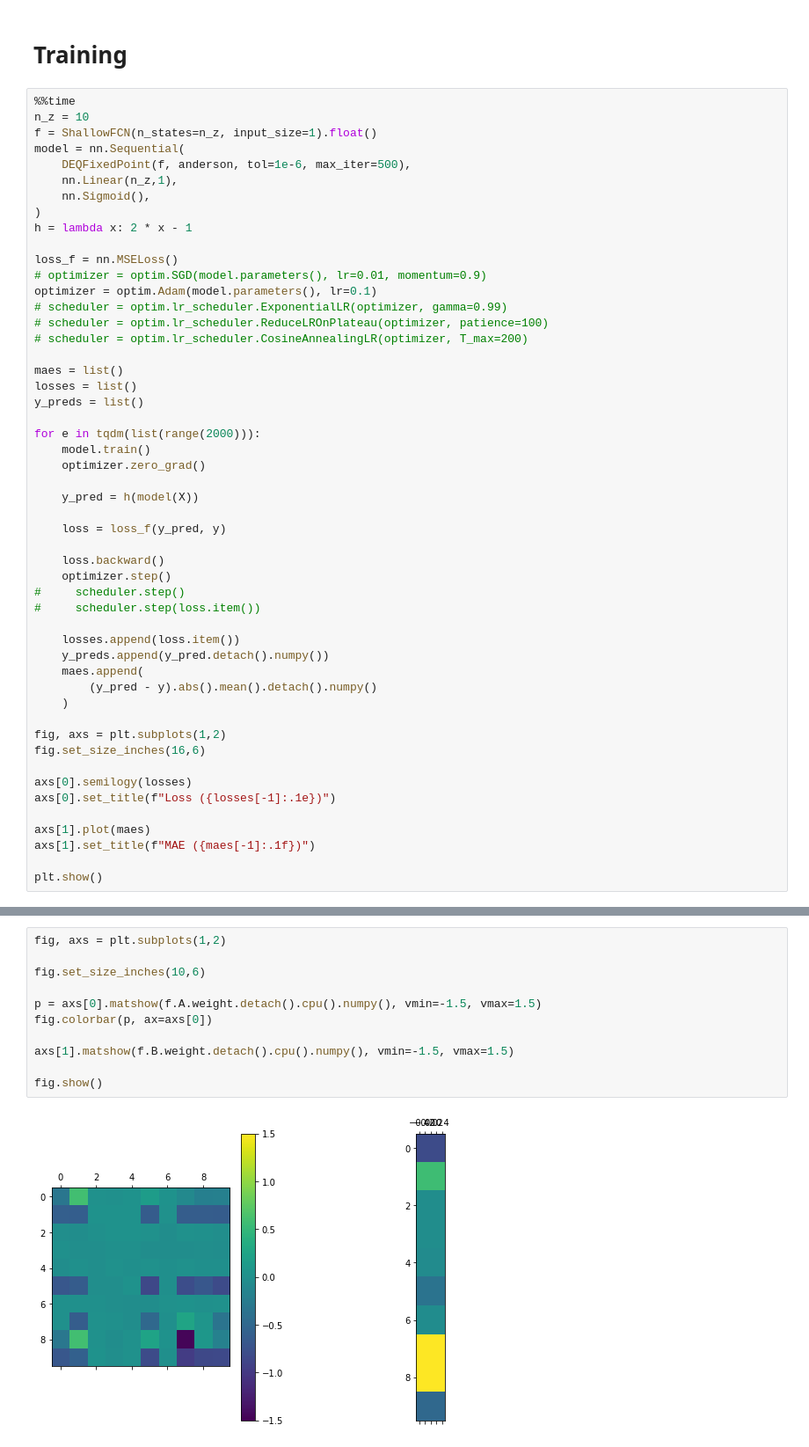
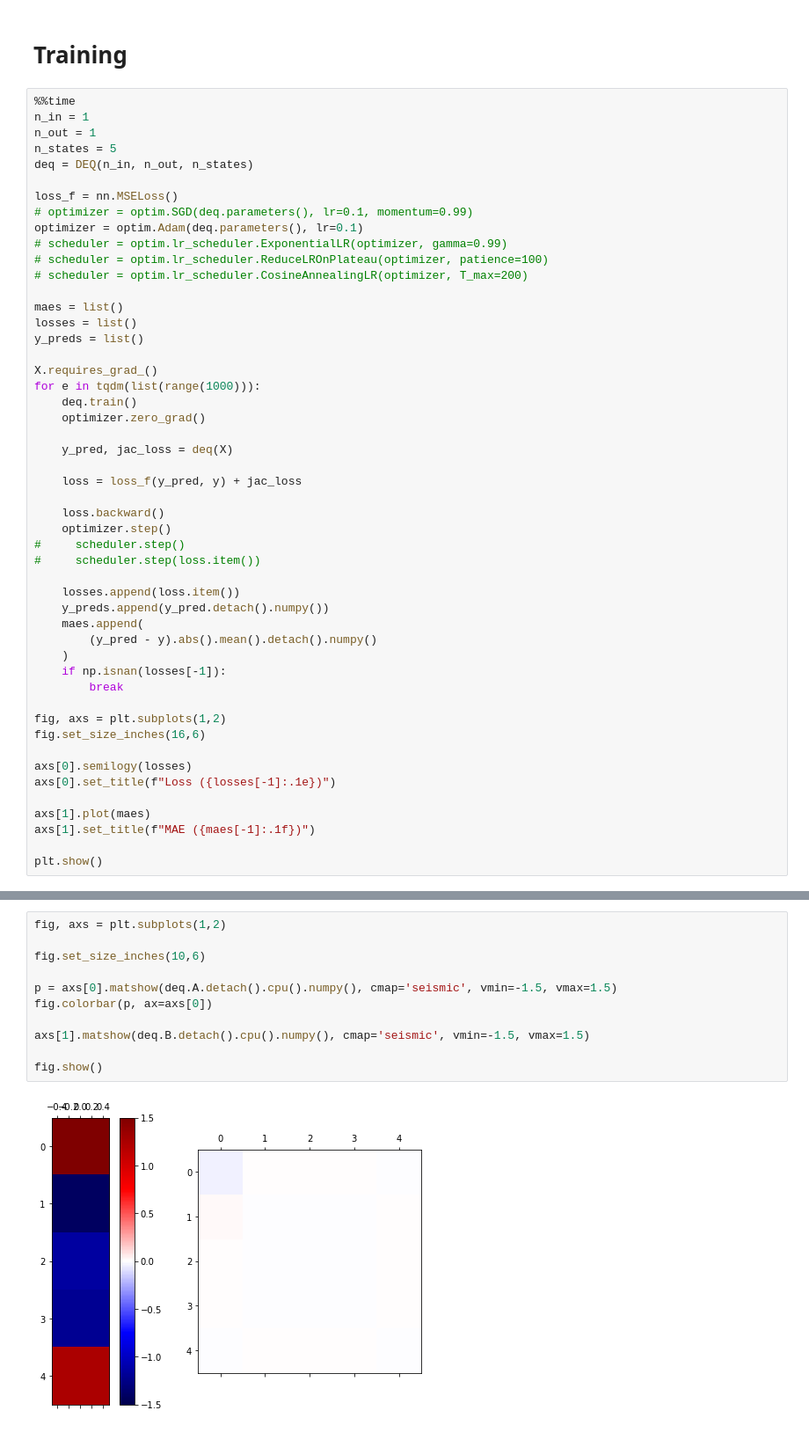
Before and after one commit to brunompacheco/pideq, a Jupyter notebook: notebooks/0.0-bmp-deq-model-test.ipynb, the cells around one changed output, grey strips where cells are left out. Shown at 88% size. Saved outputs shown, nothing was run; the diff lists cells and outputs as text.

Commit message:
test deq training on sine

```diff
--- a/notebooks/0.0-bmp-deq-model-test.ipynb
+++ b/notebooks/0.0-bmp-deq-model-test.ipynb
@@ -41,18 +32,14 @@ y = torch.Tensor(y).unsqueeze(-1)
 # Training
 # %%
 %%time
-n_z = 10
-f = ShallowFCN(n_states=n_z, input_size=1).float()
-model = nn.Sequential(
-    DEQFixedPoint(f, anderson, tol=1e-6, max_iter=500),
-    nn.Linear(n_z,1),
-    nn.Sigmoid(),
-)
-h = lambda x: 2 * x - 1
+n_in = 1
+n_out = 1
+n_states = 5
+deq = DEQ(n_in, n_out, n_states)
 
 loss_f = nn.MSELoss()
-# optimizer = optim.SGD(model.parameters(), lr=0.01, momentum=0.9)
-optimizer = optim.Adam(model.parameters(), lr=0.1)
+# optimizer = optim.SGD(deq.parameters(), lr=0.1, momentum=0.99)
+optimizer = optim.Adam(deq.parameters(), lr=0.1)
 # scheduler = optim.lr_scheduler.ExponentialLR(optimizer, gamma=0.99)
 # scheduler = optim.lr_scheduler.ReduceLROnPlateau(optimizer, patience=100)
 # scheduler = optim.lr_scheduler.CosineAnnealingLR(optimizer, T_max=200)
@@ -61,13 +48,14 @@ maes = list()
 losses = list()
 y_preds = list()
 
-for e in tqdm(list(range(2000))):
-    model.train()
+X.requires_grad_()
+for e in tqdm(list(range(1000))):
+    deq.train()
     optimizer.zero_grad()
 
-    y_pred = h(model(X))
+    y_pred, jac_loss = deq(X)
 
-    loss = loss_f(y_pred, y)
+    loss = loss_f(y_pred, y) + jac_loss
 
     loss.backward()
     optimizer.step()
@@ -79,6 +67,8 @@ for e in tqdm(list(range(2000))):
     maes.append(
         (y_pred - y).abs().mean().detach().numpy()
     )
+    if np.isnan(losses[-1]):
+        break
 
 fig, axs = plt.subplots(1,2)
 fig.set_size_inches(16,6)
@@ -103,13 +93,13 @@ plt.plot(y_preds[np.argmin(maes)])
 # %%
 fig, axs = plt.subplots(1,2)
 
 fig.set_size_inches(10,6)
 
-p = axs[0].matshow(f.A.weight.detach().cpu().numpy(), vmin=-1.5, vmax=1.5)
+p = axs[0].matshow(deq.A.detach().cpu().numpy(), cmap='seismic', vmin=-1.5, vmax=1.5)
 fig.colorbar(p, ax=axs[0])
 
-axs[1].matshow(f.B.weight.detach().cpu().numpy(), vmin=-1.5, vmax=1.5)
+axs[1].matshow(deq.B.detach().cpu().numpy(), cmap='seismic', vmin=-1.5, vmax=1.5)
 
 fig.show()
 # %% [output]
-[figure, old version]
+[figure, new version]
```
Also changed, not shown: parts of 7 cells of this notebook.
